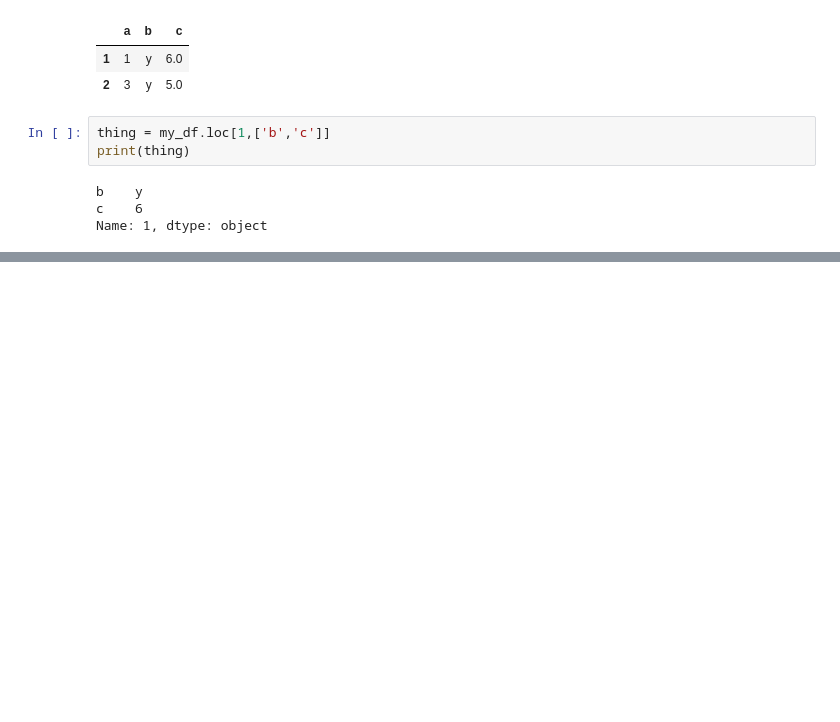
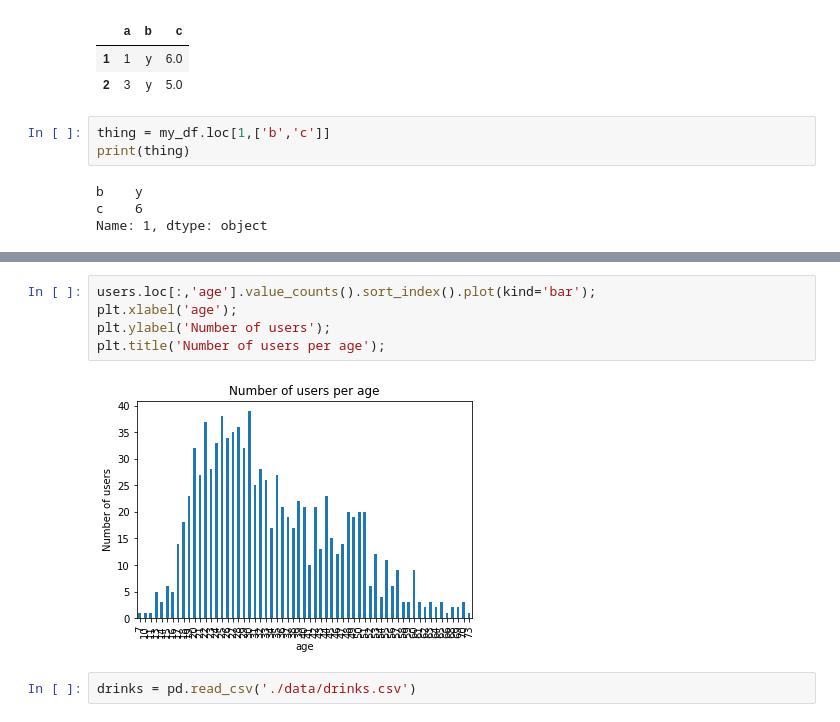
Before and after one commit to naidaire/lesson07-EDA, a Jupyter notebook: Scratch Notebook.ipynb, the cells around one changed output, grey strips where cells are left out. Cells and saved outputs as stored; diff of their text form; blank space fills up the shorter version.

```diff
--- a/Scratch Notebook.ipynb
+++ b/Scratch Notebook.ipynb
@@ -169,0 +374,9 @@ Name: 1, dtype: object
+# %%
+users.loc[:,'age'].value_counts().sort_index().plot(kind='bar');
+plt.xlabel('age');
+plt.ylabel('Number of users');
+plt.title('Number of users per age');
+# %% [output]
+[figure, added]
+# %%
+drinks = pd.read_csv('./data/drinks.csv')
```
Also changed, not shown: parts of 52 cells of this notebook.
